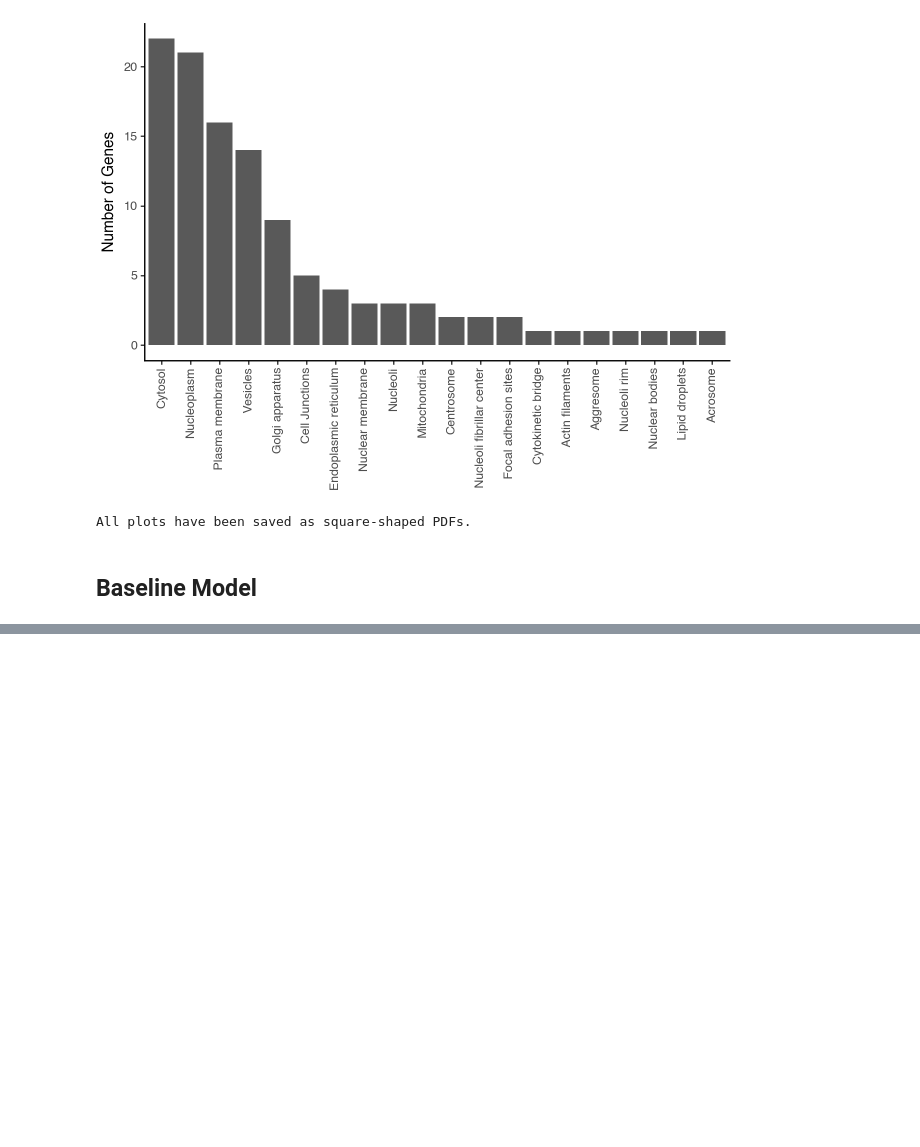
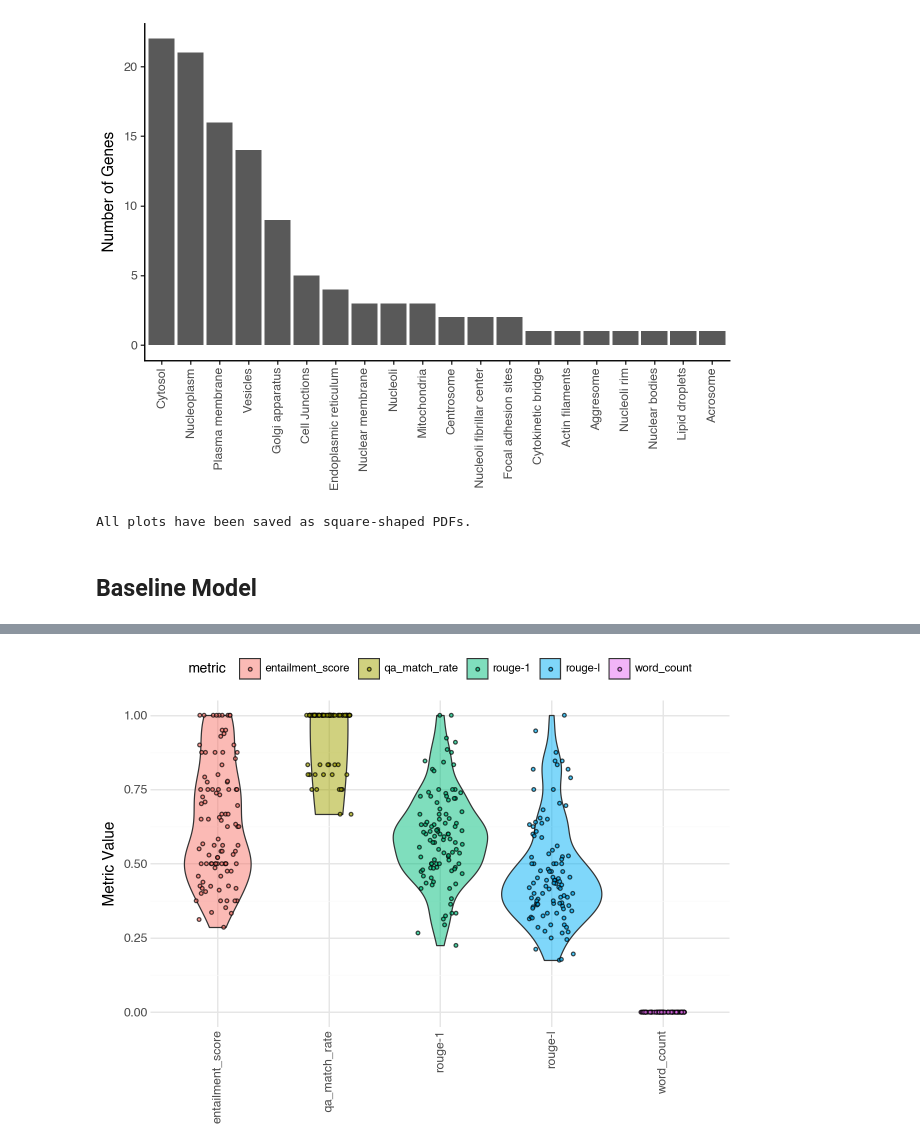
Before and after one commit to kantonopoulos/hpa-ai-summaries, a Jupyter notebook: scripts/pipeline.ipynb, the cells around one changed output, grey strips where cells are left out. Cells and saved outputs as stored; diff of their text form; code cells hidden in the pictures; blank space fills up the shorter version.

Commit message:
Add baseline model and automated metric evaluation

```diff
--- a/scripts/pipeline.ipynb
+++ b/scripts/pipeline.ipynb
@@ -88,7 +90,7 @@ for g in gene_data.values():
         values = flatten_values(val)
         for v in values:
             total_counter[group] += 1
-            if v is None or v == "" or v == [] or v == {} or v == "None" or v == "Not detected" or v == "Not analysed":
+            if v is None or v == "" or v == [] or v == {} or v == "None" or v == "null" or v == "Not detected" or v == "Not analysed":
                 missing_counter[group] += 1
 
 # Calculate percentage missingness
@@ -563,68 +546,35 @@ Summarizing gene ENSG00000157764...
 # %%
-import json, requests
-from typing import Dict, Any
+# File paths
+baseline_file = '../data/gene_summaries_baseline.json'
+sample_file = '../data/sampled_genes.json'
 
-def llm_judge_summary(gene_json: Dict[str, Any],
-                      summary: str,
-                      endpoint: str = "http://localhost:11434/api/generate",
-                      model: str = "gpt-oss:20b") -> Dict[str, Any]:
-    """
-    Minimal LLM evaluator.
-    Compares a summary with gene_json and returns:
-      {"result": "pass"|"flag", "flags": [str], "comment": "<<=25 words>"}
-    Focus: hallucination detection and faithfulness.
-    """
+# Load the JSON files
+with open(sample_file, 'r') as f:
+    gene_data = json.load(f)
 
-    prompt = f"""
-        You are an expert Human Protein Atlas reviewer.
-        Compare the SUMMARY only to facts present in GENE_JSON. Do NOT invent facts.
-        Flag unsupported or fabricated statements (hallucinations).
-        Return ONLY one JSON object, exactly:
-        {{
-        "result": "pass" or "flag",
-        "flags": ["hallucination_tissue","hallucination_localization","hallucination_disease","omission_key_fact",...],
-        "comment": "<<=25 words concise reason or 'OK' if faithful>"
-        }}
-        GENE_JSON: {json.dumps(gene_json, ensure_ascii=False)}
-        SUMMARY: \"\"\"{summary}\"\"\"
-    """
+with open(baseline_file, 'r') as f:
+    summaries = json.load(f)
 
-    r = requests.post(endpoint, json={"model": model, "prompt": prompt, "temperature": 0, "max_tokens": 300}, timeout=60)
-    text = "".join(line.decode() for line in r.iter_lines() if line).strip()
-    start, end = text.find("{"), text.rfind("}") + 1
-    if start == -1 or end <= start:
-        raise ValueError(f"No JSON object found in LLM output:\n{text}")
-    out = json.loads(text[start:end])
-    if out.get("result") not in ["pass", "flag"]:
-        raise ValueError(f"Invalid result field: {out}")
-    return out
+all_results = []
 
-top_5_genes = list(gene_data.keys())[:5]
-evaluation_results = {}
+# Loop through the gene data
+for gene_id, gene_info in gene_data.items():
+    summary = summaries.get(gene_id, None)
+    if summary is None:
+        print(f"No summary found for gene {gene_id}. Skipping.")
+        continue
 
-for gene_id in top_5_genes:
-    print(f"Evaluating gene {gene_id}...")
-    gene_json = gene_data[gene_id]
+    # Evaluate the summary
+    df = evaluate_summary(gene_info, summary)
+    all_results.append(df)
 
-    # Generate the summary for the gene
-    summary = baseline_gene_summary(gene_json)
+# Combine all results into a single DataFrame
+result_df = pd.concat(all_results, ignore_index=True)
 
-    # Run the LLM-based evaluation
-    try:
-        evaluation = llm_judge_summary(gene_json, summary)
-        evaluation_results[gene_id] = {
-            "summary": summary,
-            "evaluation": evaluation
-        }
-    except Exception as e:
-        evaluation_results[gene_id] = {
-            "summary": summary,
-            "evaluation_error": str(e)
-        }
+# Display the final result
+print("\nFinal Result DataFrame:")
+print(result_df)
 
-# Print or save the evaluation results
-with open("../data/evaluation_results_top_5.json", "w") as f:
-    json.dump(evaluation_results, f, indent=2)
-
-print("Evaluation completed for the top 5 genes.")
+plot = plot_metrics(result_df)
+plot.show()
 # %% [output]
@@ -636,0 +596 @@ Evaluation completed for the top 5 genes.
+[figure, added]
```
Also changed, not shown: parts of 5 cells of this notebook, 3 other files.
